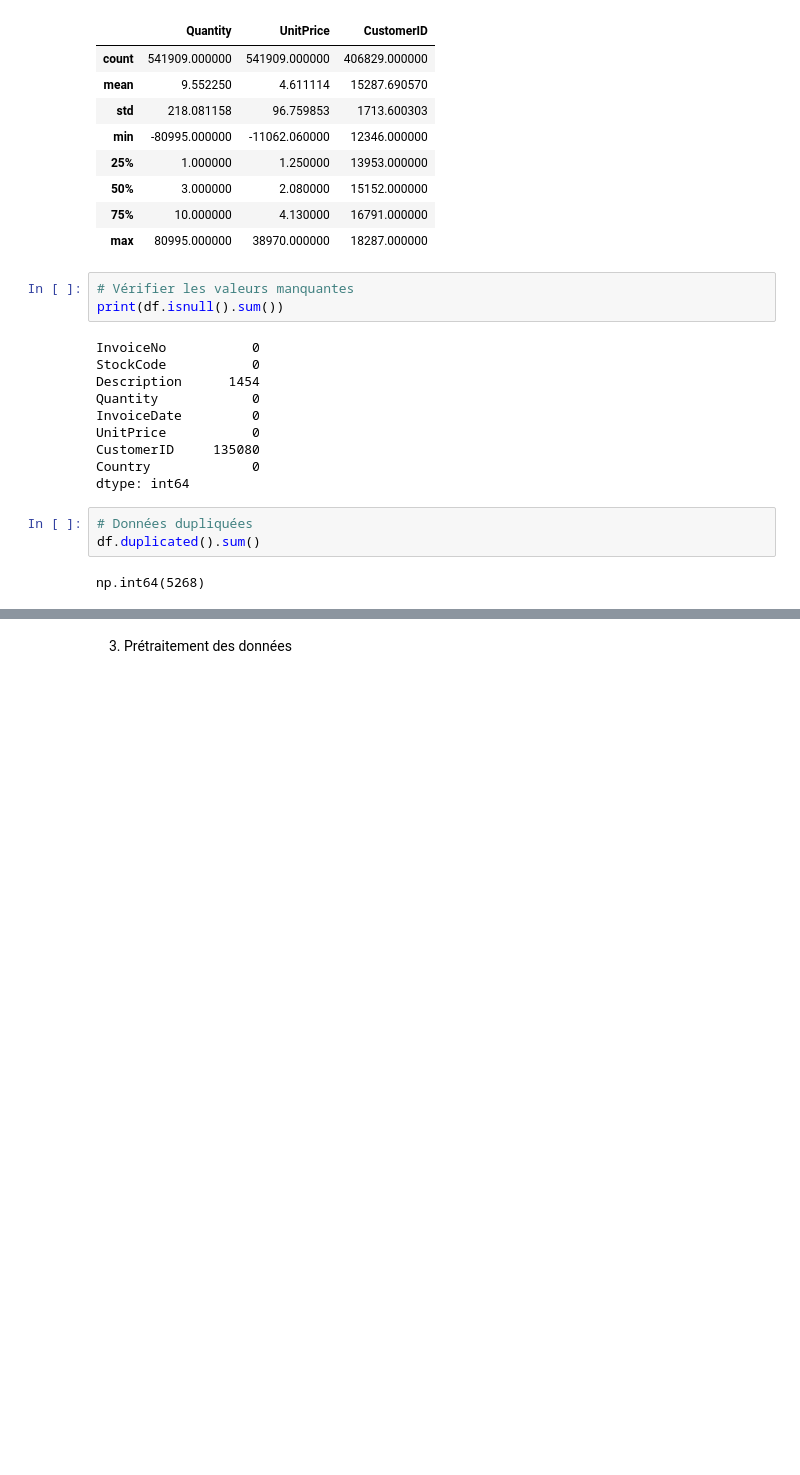
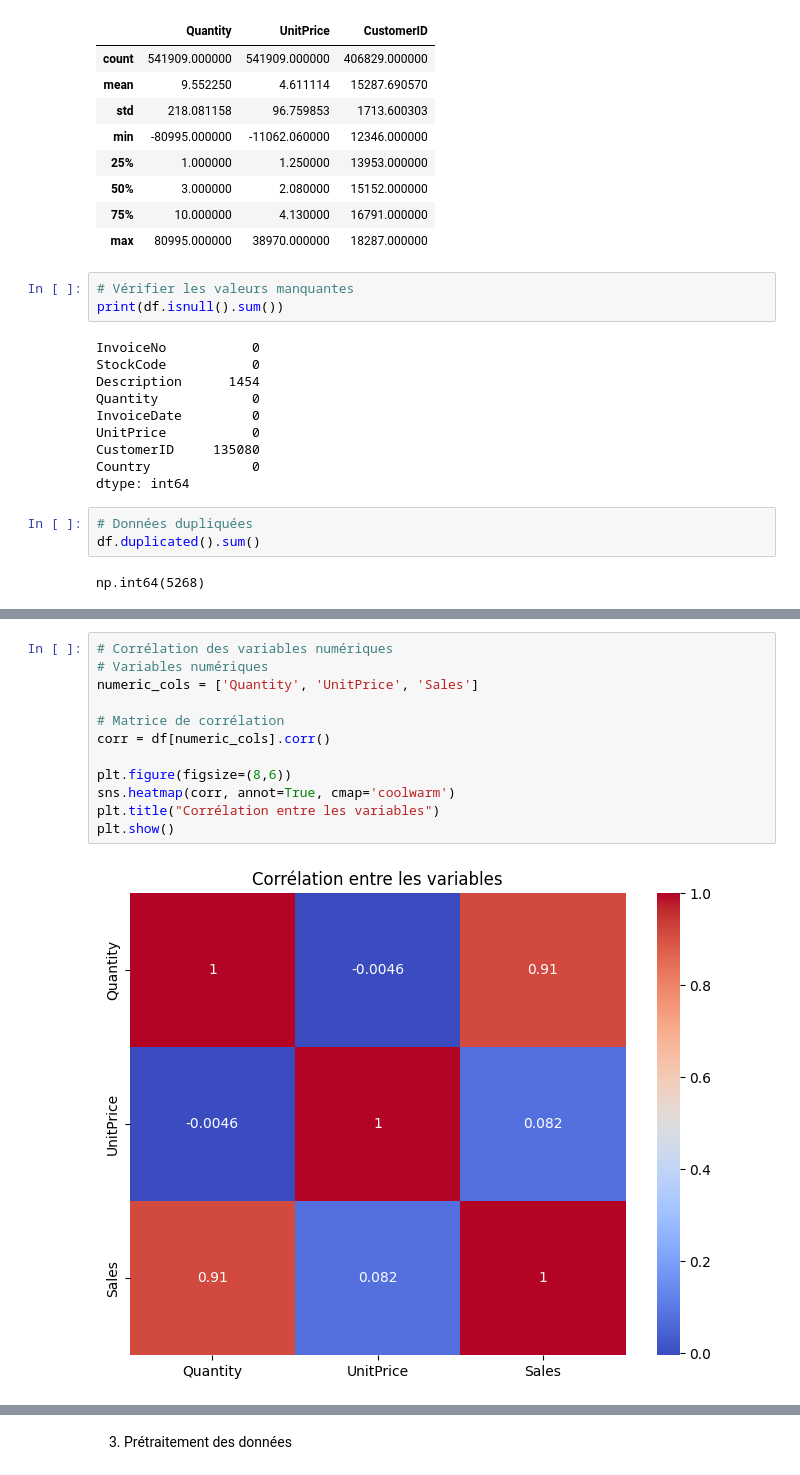
Before and after one commit to saoftware/sale_evaluate, a Jupyter notebook: tp5.ipynb, the cells around one changed output, grey strips where cells are left out. Saved outputs shown, nothing was run; the diff lists cells and outputs as text; blank space fills up the shorter version.

```diff
--- a/tp5.ipynb
+++ b/tp5.ipynb
@@ -130,0 +172,14 @@ plt.show()
+# %%
+# Corrélation des variables numériques
+# Variables numériques
+numeric_cols = ['Quantity', 'UnitPrice', 'Sales']
+
+# Matrice de corrélation
+corr = df[numeric_cols].corr()
+
+plt.figure(figsize=(8,6))
+sns.heatmap(corr, annot=True, cmap='coolwarm')
+plt.title("Corrélation entre les variables")
+plt.show()
+# %% [output]
+[figure, added]
```
Also changed, not shown: parts of 37 cells of this notebook, 5 other files.
